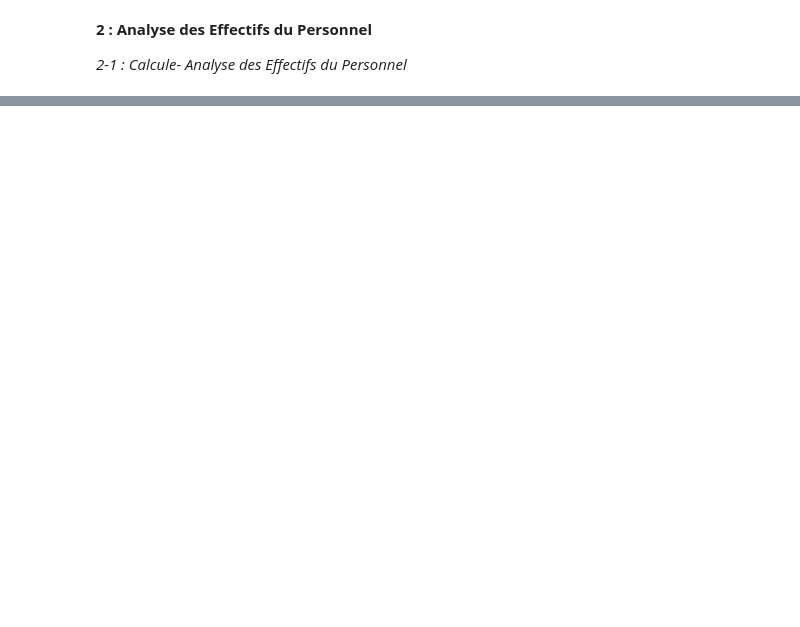
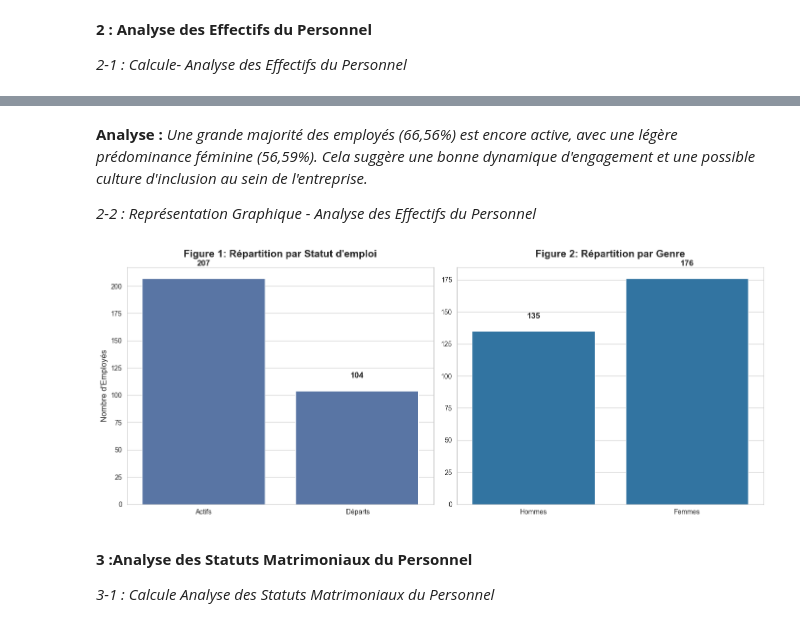
Before and after one commit to AbdelmoughitASSAL/HR_Dashboard_06_18, a Jupyter notebook: HR-PYTHON.ipynb, the cells around one changed output, grey strips where cells are left out. Cells and saved outputs as stored; diff of their text form; code cells hidden in the pictures; blank space fills up the shorter version.

```diff
--- a/HR-PYTHON.ipynb
+++ b/HR-PYTHON.ipynb
@@ -69,0 +80,45 @@ print("--------------------------------")
+# %% [markdown]
+**Analyse :**
+*Une grande majorité des employés (66,56%) est encore active, avec une légère prédominance féminine (56,59%). Cela suggère une bonne dynamique d'engagement et une possible culture d'inclusion au sein de l'entreprise.*
+
+*2-2 : Représentation Graphique - Analyse des Effectifs du Personnel*
+# %%
+# Configuration initiale
+sns.set_style("whitegrid")
+plt.figure(figsize=(14, 6))
+
+# Création d'une grille 1x2
+plt.subplots_adjust(wspace=0.3)  # Espace entre les graphiques
+
+# Graphique 1: Statut des employés
+plt.subplot(1, 2, 1)
+ax1 = sns.barplot(x=['Actifs', ' Départs'], y=[active_count, Terminated_count],
+                 color='#4c72b0')  # Définir la couleur directement ici
+ax1.set_title('Figure 1: Répartition par Statut d\'emploi', fontsize=15, pad=15, fontweight='bold')
+ax1.set_xlabel('')
+ax1.set_ylabel('Nombre d\'Employés', fontsize=12)
+
+for i, count in enumerate([active_count, Terminated_count]):
+    ax1.text(i, count + max(active_count, Terminated_count)*0.05, f'{count}',
+             ha='center', va='bottom', fontsize=12, fontweight='bold')
+
+# Graphique 2: Répartition par genre
+plt.subplot(1, 2, 2)
+ax2 = sns.barplot(x=['Hommes', 'Femmes'], y=[Male_count, Female_count],
+                 color='#1f77b4')  # Définir la couleur directement ici
+ax2.set_title('Figure 2: Répartition par Genre', fontsize=15, pad=15, fontweight='bold')
+ax2.set_xlabel(' ')
+ax2.set_ylabel('')  # Supprimer le label y pour éviter la répétition
+
+for i, count in enumerate([Male_count, Female_count]):
+    ax2.text(i, count + max(Male_count, Female_count)*0.05, f'{count}',
+             ha='center', va='bottom', fontsize=12, fontweight='bold')
+
+plt.tight_layout()
+plt.show() # Afficher le graphique après l'exportation (optionnel)
+# %% [output]
+[figure, added]
+# %% [markdown]
+**3 :Analyse des Statuts Matrimoniaux du Personnel**
+
+*3-1 : Calcule Analyse des Statuts Matrimoniaux du Personnel*
```
Also changed, not shown: parts of 5 cells of this notebook.
